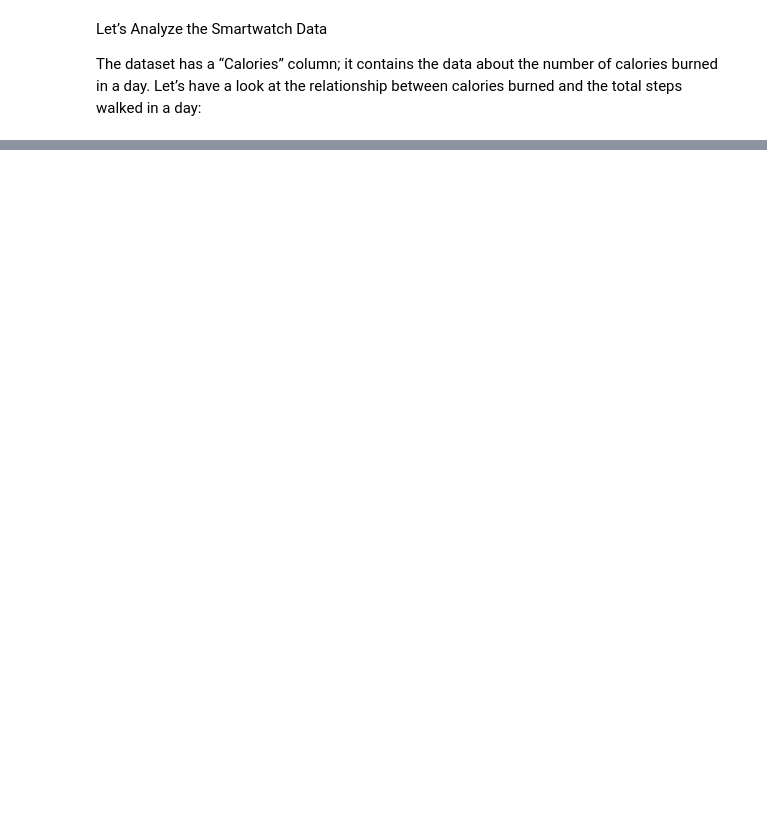
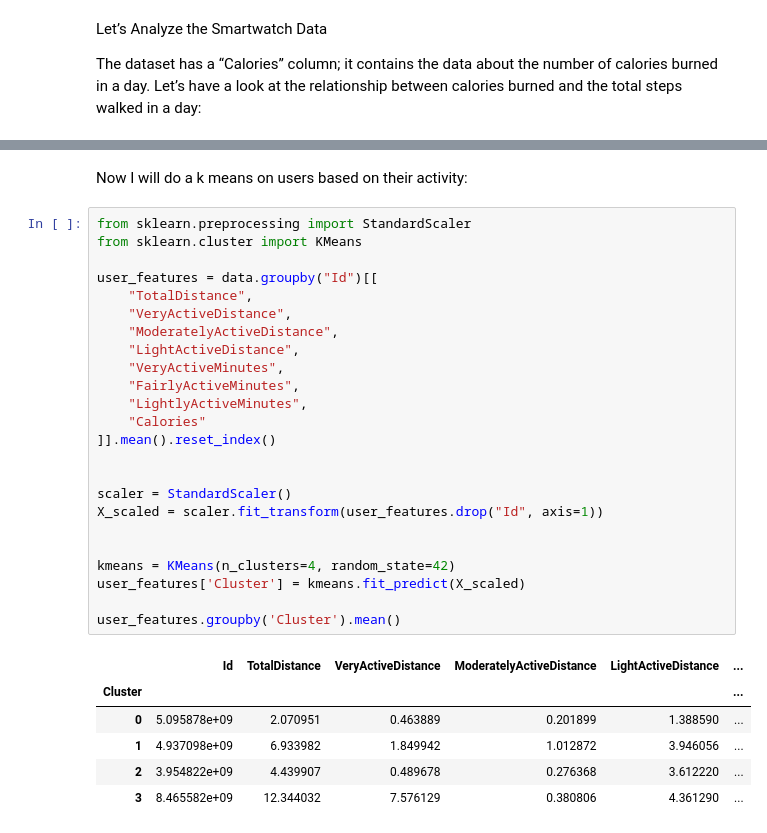
Before and after one commit to Plestan/Smartwatch-Data-Analysis, a Jupyter notebook: analysis.ipynb, the cells around one changed output, grey strips where cells are left out. Drawn from its saved outputs; the diff is of its cells as text; blank space fills up the shorter version.

Commit message:
K-means

```diff
--- a/analysis.ipynb
+++ b/analysis.ipynb
@@ -152,0 +262,33 @@ Note: you may need to restart the kernel to use updated packages.
+# %% [markdown]
+Now I will do a k means on users based on their activity:
+# %%
+from sklearn.preprocessing import StandardScaler
+from sklearn.cluster import KMeans
+
+user_features = data.groupby("Id")[[
+    "TotalDistance",
+    "VeryActiveDistance",
+    "ModeratelyActiveDistance",
+    "LightActiveDistance",
+    "VeryActiveMinutes",
+    "FairlyActiveMinutes",
+    "LightlyActiveMinutes",
+    "Calories"
+]].mean().reset_index()
+
+
+scaler = StandardScaler()
+X_scaled = scaler.fit_transform(user_features.drop("Id", axis=1))
+
+
+kmeans = KMeans(n_clusters=4, random_state=42)
+user_features['Cluster'] = kmeans.fit_predict(X_scaled)
+
+user_features.groupby('Cluster').mean()
+# %% [output]
+|  | Id | TotalDistance | VeryActiveDistance | ModeratelyActiveDistance | LightActiveDistance | ... |
+| Cluster |  |  |  |  |  | ... |
+| 0 | 5.095878e+09 | 2.070951 | 0.463889 | 0.201899 | 1.388590 | ... |
+| 1 | 4.937098e+09 | 6.933982 | 1.849942 | 1.012872 | 3.946056 | ... |
+| 2 | 3.954822e+09 | 4.439907 | 0.489678 | 0.276368 | 3.612220 | ... |
+| 3 | 8.465582e+09 | 12.344032 | 7.576129 | 0.380806 | 4.361290 | ... |
```
Also changed, not shown: parts of 21 cells of this notebook.
